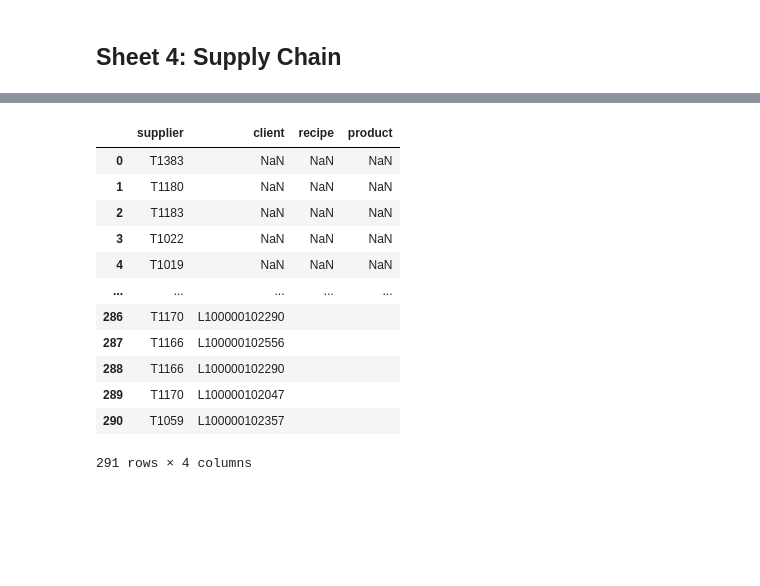
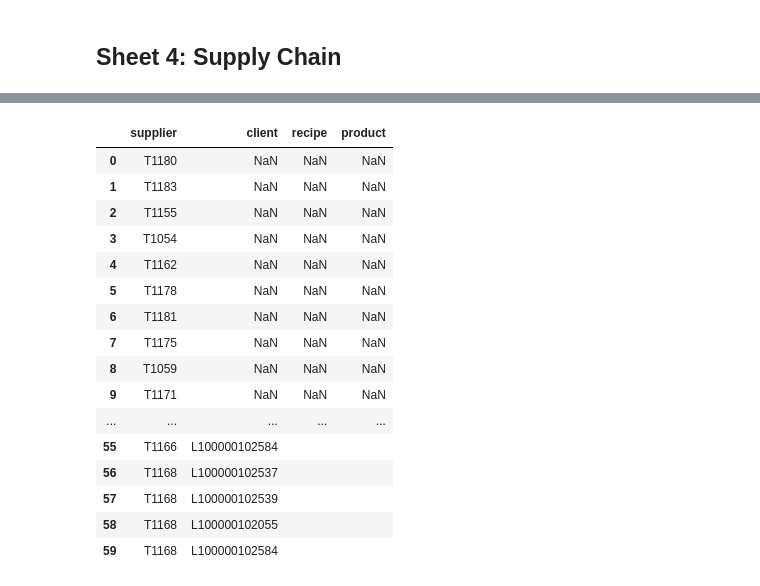
Before and after one commit to yingtian1/Thesis_2425, a Jupyter notebook: Preprocessing_sheet4.ipynb, the cells around one changed output, grey strips where cells are left out. Saved outputs shown, nothing was run; the diff lists cells and outputs as text; code cells hidden in the pictures; blank space fills up the shorter version.

Commit message:
updated supply chain
terminal-plant completed, mine-plant still waiting for final version of ownership data

```diff
--- a/Preprocessing_sheet4.ipynb
+++ b/Preprocessing_sheet4.ipynb
@@ -8,10 +4,12 @@ mine_pri = pd.read_excel("/Users/user/Documents/GitHub/Thesis_2425/Data/new coal
 # %%
-#import plant data
-plant = pd.read_excel("/Users/user/Documents/GitHub/Thesis_2425/Data/new coal/Global-Coal-Plant-Tracker-January-2025.xlsx", sheet_name="Units")
+# Load coal mine data (Primary dataset)
+mine_full = pd.read_excel("./Data/new coal/Global-Coal-Mine-Tracker-April-2024 (1).xlsx",
+                          sheet_name="Global Coal Mine Tracker (Non-C")
 
-#correct the estimated capacity with capacity factor
-plant['Est_capacity (MW)']=plant['Capacity (MW)']*plant['Capacity factor']
+# Load coal power plant data and calculate the estimated capacity using the capacity factor
 
-#import terminal data
-#note: the capacity of terminal dataset may be overestimated, because some terminals not only receive 'coal' but 'all cargo'
-terminal = pd.read_excel("/Users/user/Documents/GitHub/Thesis_2425/Data/new coal/Global-Coal-Terminals-Tracker-December-2024.xlsx", sheet_name="Terminals")
+plant_full = pd.read_excel("./Data/new coal/Global-Coal-Plant-Tracker-January-2025.xlsx", sheet_name="Units")
+plant_full['Est_capacity (MW)'] = plant_full['Capacity (MW)'] * plant_full['Capacity factor']
+
+# Load coal terminal data note: The terminal dataset capacity may be overestimated, as some terminals handle "all cargo"
+terminal_full = pd.read_excel("./Data/new coal/Global-Coal-Terminals-Tracker-December-2024.xlsx", sheet_name="Terminals")
@@ -22,0 +16,9 @@ terminal = terminal[terminal['Country/Area'] == 'India']
+# %%
+# Filter plant and terminal data
+plant = plant_full[(plant_full['Status'].str.lower() == 'operating') & (plant_full['Country/Area'] == 'India')]
+terminal = terminal_full[(terminal_full['Status'].str.lower() == 'operating') & (terminal_full['Country/Area'] == 'India')]
+# Filter mine data
+total_data = pd.read_excel("./Data/total_data.xlsx")
+mine = total_data.merge(mine_full, left_on="asset_id", right_on="GEM Mine ID", how="inner")
+mine = mine[mine['Primary Consumer, Destination'] == 'Coal Plant'].drop_duplicates(subset=['GEM Mine ID'], keep='last')
+mine
@@ -25,7 +165,7 @@ terminal = terminal[terminal['Country/Area'] == 'India']
 # %%
 # 1️⃣ Create supply_chain DataFrame
-supply_chain = pd.DataFrame(columns=['supplier', 'client', 'recipe', 'product'])
-supply_chain['supplier'] = terminal['GEM Terminal ID'].unique()
+supply_chain_TP = pd.DataFrame(columns=['supplier', 'client', 'recipe', 'product'])
+supply_chain_TP['supplier'] = terminal['GEM Terminal ID'].unique()
 
 # 2️⃣ Filter 'GEM Terminal ID' from terminal data where 'Coal Source' contains different countries
 indonesia_terminal_ids = terminal[terminal['Coal Source'].str.contains('Indonesia', case=False, na=False, regex=True)]['GEM Terminal ID'].unique()
@@ -39,47 +179,51 @@ australia_plant_ids = plant[plant['Coal source'].str.contains('Australia', case=
 mozambique_plant_ids = plant[plant['Coal source'].str.contains('Mozambique', case=False, na=False, regex=True)]['GEM location ID'].unique()
 south_africa_plant_ids = plant[plant['Coal source'].str.contains('South Africa', case=False, na=False, regex=True)]['GEM location ID'].unique()
 
 # 4️⃣ Create a new DataFrame to store the expanded matching relationships
 expanded_rows = []
 
 # 5️⃣ Iterate through the filtered terminal IDs and duplicate rows to match multiple plant IDs
 for terminal_id in indonesia_terminal_ids:
     for plant_id in indonesia_plant_ids:
         expanded_rows.append({'supplier': terminal_id, 'client': plant_id, 'recipe': '', 'product': ''})
 
 for terminal_id in australia_terminal_ids:
     for plant_id in australia_plant_ids:
         expanded_rows.append({'supplier': terminal_id, 'client': plant_id, 'recipe': '', 'product': ''})
 
 for terminal_id in mozambique_terminal_ids:
     for plant_id in mozambique_plant_ids:
         expanded_rows.append({'supplier': terminal_id, 'client': plant_id, 'recipe': '', 'product': ''})
 
 for terminal_id in south_africa_terminal_ids:
     for plant_id in south_africa_plant_ids:
         expanded_rows.append({'supplier': terminal_id, 'client': plant_id, 'recipe': '', 'product': ''})
 
 # 6️⃣ Convert the list to a DataFrame and append to supply_chain
 expanded_df = pd.DataFrame(expanded_rows)
 
 # 7️⃣ Append the expanded data to supply_chain
-supply_chain = pd.concat([supply_chain, expanded_df], ignore_index=True)
+supply_chain_TP = pd.concat([supply_chain_TP, expanded_df], ignore_index=True)
 
-supply_chain
+supply_chain_TP
 # %% [output]
 |  | supplier | client | recipe | product |
-| 0 | T1383 | NaN | NaN | NaN |
-| 1 | T1180 | NaN | NaN | NaN |
-| 2 | T1183 | NaN | NaN | NaN |
-| 3 | T1022 | NaN | NaN | NaN |
-| 4 | T1019 | NaN | NaN | NaN |
+| 0 | T1180 | NaN | NaN | NaN |
+| 1 | T1183 | NaN | NaN | NaN |
+| 2 | T1155 | NaN | NaN | NaN |
+| 3 | T1054 | NaN | NaN | NaN |
+| 4 | T1162 | NaN | NaN | NaN |
+| 5 | T1178 | NaN | NaN | NaN |
+| 6 | T1181 | NaN | NaN | NaN |
+| 7 | T1175 | NaN | NaN | NaN |
+| 8 | T1059 | NaN | NaN | NaN |
+| 9 | T1171 | NaN | NaN | NaN |
 | ... | ... | ... | ... | ... |
-| 286 | T1170 | L100000102290 |  |  |
-| 287 | T1166 | L100000102556 |  |  |
-| 288 | T1166 | L100000102290 |  |  |
-| 289 | T1170 | L100000102047 |  |  |
-| 290 | T1059 | L100000102357 |  |  |
+| 55 | T1166 | L100000102584 |  |  |
+| 56 | T1168 | L100000102537 |  |  |
+| 57 | T1168 | L100000102539 |  |  |
+| 58 | T1168 | L100000102055 |  |  |
+| 59 | T1168 | L100000102584 |  |  |
-291 rows × 4 columns
 # %%
 # 1️⃣ Create a new DataFrame to store plant data and remove rows where 'Coal Source' contains specific countries
 plant_filtered = plant[
```
Also changed, not shown: parts of 17 cells of this notebook, 2 other files.
